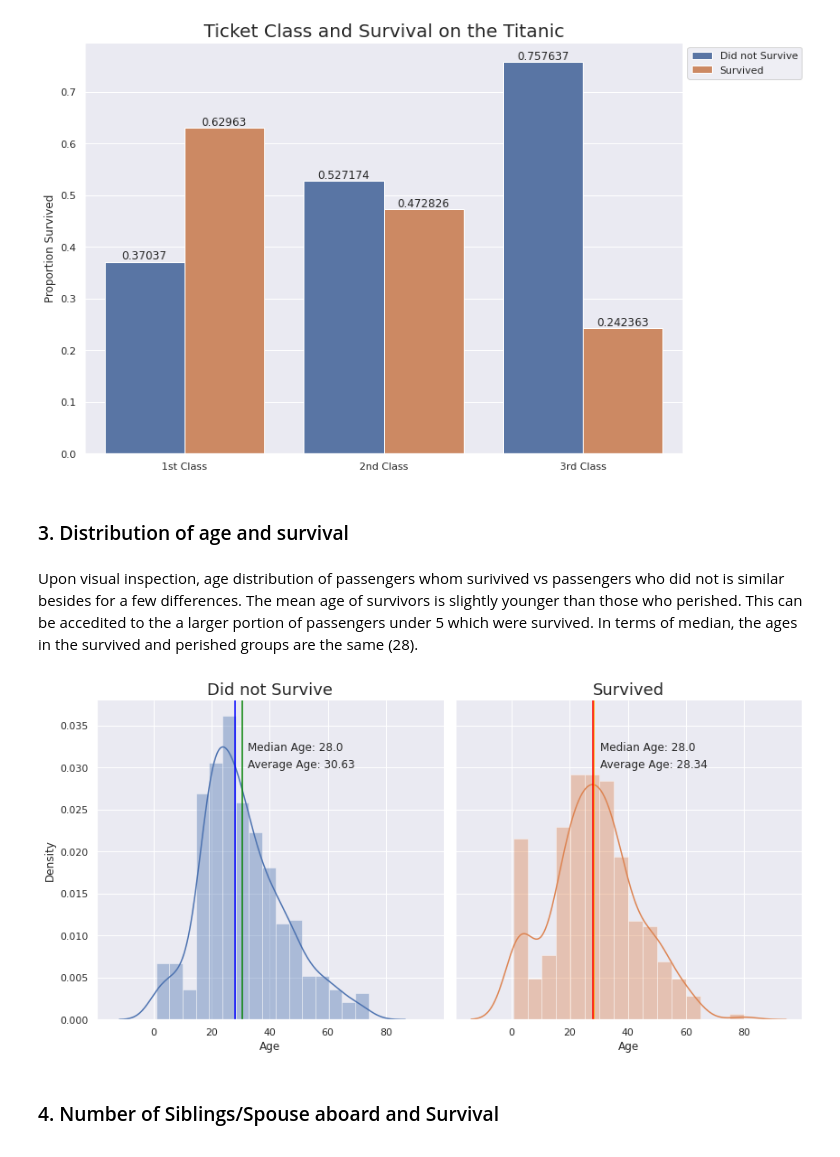
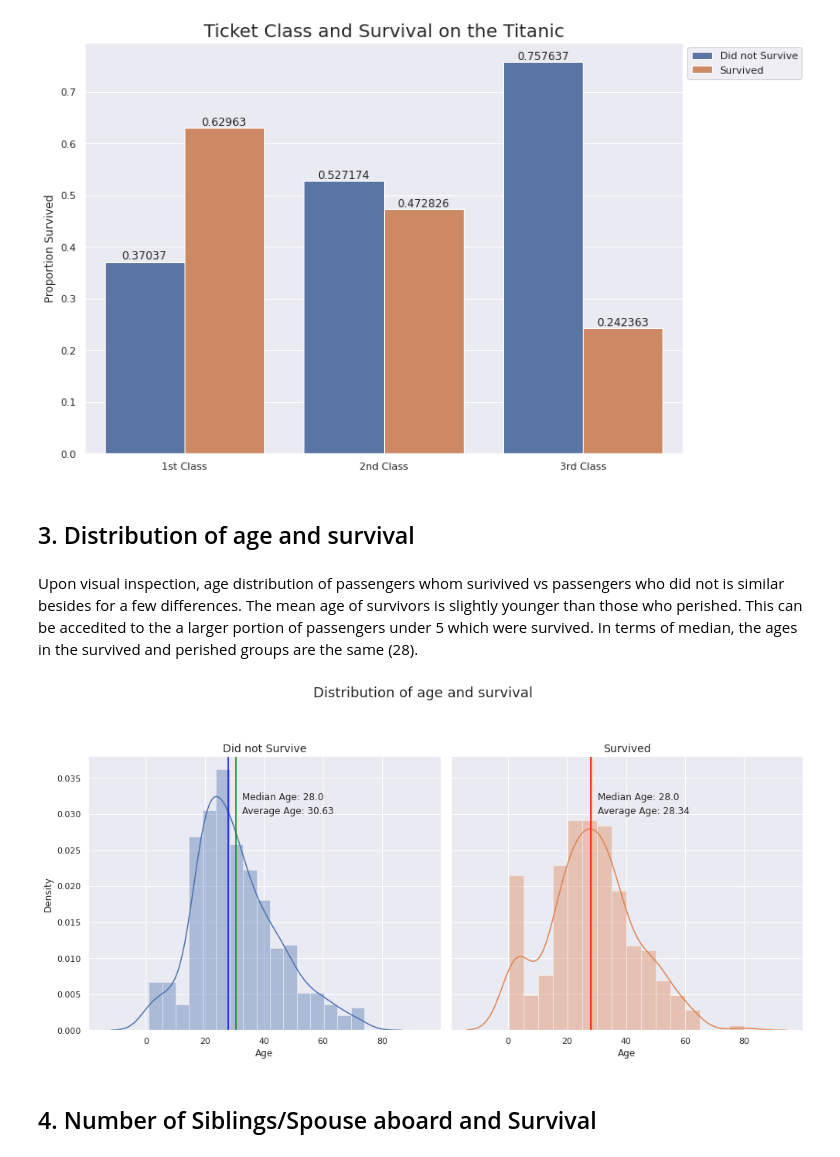
Before and after one commit to benyamindsmith/kaggle, a Jupyter notebook: another-titanic-data-analysis.ipynb, the cells around one changed output. Saved outputs shown, nothing was run; the diff lists cells and outputs as text; code cells hidden in the pictures.

```diff
--- a/another-titanic-data-analysis.ipynb
+++ b/another-titanic-data-analysis.ipynb
@@ -183,32 +183,34 @@ plt.show()
 # %% [output]
 [figure]
 # %% [markdown]
-### 3. Distribution of age and survival
+## 3. Distribution of age and survival
 # %% [markdown]
 Upon visual inspection, age distribution of passengers whom surivived vs passengers who did not is similar besides for a few differences. The mean age of survivors is slightly younger than those who perished. This can be accedited to the a larger portion of passengers under 5 which were survived. In terms of median, the ages in the survived and perished groups are the same (28).
 # %%
 %%capture --no-display
 # mute warnings^
-ax = sns.FacetGrid(dt, col='Survived',hue="Survived", height=6)
+ax = sns.FacetGrid(dt, col='Survived',hue="Survived", height=7)
 
 ax.map(sns.distplot, 'Age')
 ax1, ax2 = ax.axes[0]
 ax1.axvline(x=dt[dt["Survived"]==0].Age.mean(),
             color='green')
 ax2.axvline(x=dt[dt["Survived"]==1].Age.mean(),
             color='orange')
 ax1.axvline(x=dt[dt["Survived"]==0].Age.median(),
             color='blue')
 ax2.axvline(x=dt[dt["Survived"]==1].Age.median(),
             color='red')
 ax1.text(dt[dt["Survived"]==0].Age.mean()+2,0.03, "Average Age: "+ str(round(dt[dt["Survived"]==0].Age.mean(),2)))
 ax2.text(dt[dt["Survived"]==1].Age.mean()+2,0.03, "Average Age: "+ str(round(dt[dt["Survived"]==1].Age.mean(),2)))
 ax1.text(dt[dt["Survived"]==0].Age.mean()+2,0.032, "Median Age: "+ str(round(dt[dt["Survived"]==0].Age.median(),2)))
 ax2.text(dt[dt["Survived"]==1].Age.mean()+2,0.032, "Median Age: "+ str(round(dt[dt["Survived"]==1].Age.median(),2)))
-ax1.set_title("Did not Survive",size=18)
-ax2.set_title("Survived",size=18)
+ax1.set_title("Did not Survive",size=14)
+ax2.set_title("Survived",size=14)
+ax.fig.subplots_adjust(top=0.8)
+ax.fig.suptitle("Distribution of age and survival",size=18)
 plt.show()
 # %% [output]
-[figure, old version]
+[figure, new version]
 # %% [markdown]
-### 4. Number of Siblings/Spouse aboard and Survival
+## 4. Number of Siblings/Spouse aboard and Survival
```
Also changed, not shown: parts of 6 cells of this notebook.
